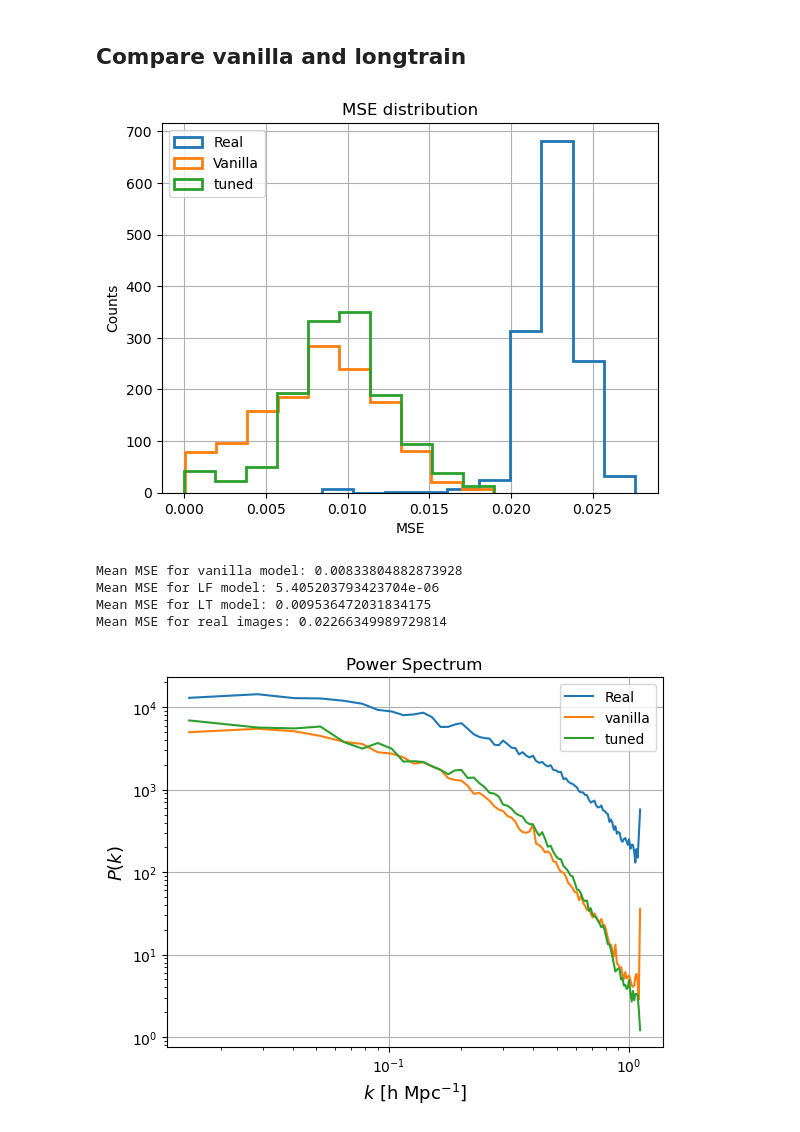
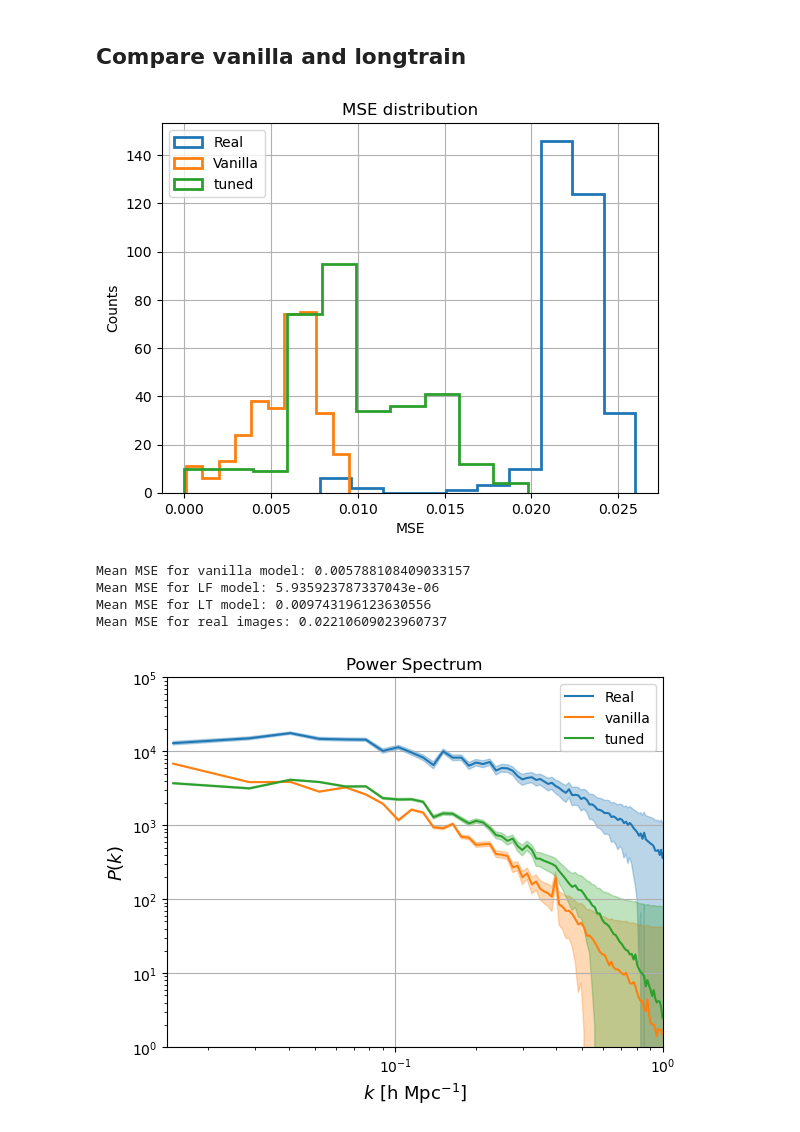
Before and after one commit to luigiEG/FYS5429_Project2, a Jupyter notebook: Slices_Main/Emulator/Emulator_analysis.ipynb, the cells around one changed output. Cells and saved outputs as stored; diff of their text form; code cells hidden in the pictures.

```diff
--- a/Slices_Main/Emulator/Emulator_analysis.ipynb
+++ b/Slices_Main/Emulator/Emulator_analysis.ipynb
@@ -10,7 +10,7 @@ from torchvision import datasets, transforms
 from sklearn.model_selection import train_test_split
 # %%
 # Set the directory containing the images
-input_directory = 'data'
+input_directory = '/uio/hume/student-u24/martacor/Simulation/FML/FML/COLASolver/output/slices/data'
 
 transform = transforms.Compose([transforms.ToTensor()])
 
@@ -204,12 +204,18 @@ plt.savefig('results/MSE_distribution_vanilla.png')
 # %%
 # get the PS of the test set
 PS = mean_PS_from_dataloader(test_loader)
+std = std_PS_from_dataloader(test_loader)
 PS_vanilla = mean_PS_from_dataloader(test_loader, model)
+std_vanilla = std_PS_from_dataloader(test_loader, model)
 plt.figure()
-plt.plot(PS_vanilla[:, 0], PS_vanilla[:, 1], 'r', label='Vanilla')
-plt.plot(PS[:, 0], PS[:, 1], 'b', label='Real')
+plt.plot(PS_vanilla[:, 0], PS_vanilla[:, 1], color = 'tab:orange', label='Vanilla')
+plt.plot(PS[:, 0], PS[:, 1], 'tab:blue', label='Real')
+plt.fill_between(PS_vanilla[:, 0],PS_vanilla[:, 1]-std_vanilla,PS_vanilla[:,1]+std_vanilla,color = 'tab:orange',alpha=0.5)
+plt.fill_between(PS[:,0],PS[:,1]-std,PS[:,1]+std,color ='tab:blue',alpha=0.5)
 plt.xscale('log')
 plt.yscale('log')
+#plt.xlim(0.014,1.)
+#plt.ylim(1E0,10E4)
 plt.legend()
 plt.xlabel(r'$k$ [h $\mathrm{Mpc^{-1}}$]', fontsize = 13)
 plt.ylabel(r'$P(k)$', fontsize = 13)
@@ -500,11 +512,18 @@ print("Ratio:", mean_mse_LT/mean_mse)
 # get the PS of the test set
 PS = mean_PS_from_dataloader(test_loader)
 PS_LT = mean_PS_from_dataloader(test_loader, model)
+std = std_PS_from_dataloader(test_loader)
+std_LT = std_PS_from_dataloader(test_loader, model)
+
 plt.figure()
-plt.plot(PS_LT[:, 0], PS_LT[:, 1], 'r', label='tuned')
-plt.plot(PS[:, 0], PS[:, 1], 'b', label='Real')
+plt.plot(PS_LT[:, 0], PS_LT[:, 1], 'tab:green', label='tuned')
+plt.plot(PS[:, 0], PS[:, 1], 'tab:blue', label='Real')
+plt.fill_between(PS_LT[:, 0],PS_LT[:, 1]-std_LT,PS_LT[:,1]+std_LT,color = 'tab:green',alpha=0.5)
+plt.fill_between(PS[:,0],PS[:,1]-std,PS[:,1]+std,color ='tab:blue',alpha=0.5)
 plt.xscale('log')
 plt.yscale('log')
+#lt.xlim(0.014,1.)
+#plt.ylim(1E0,10E4)
 plt.legend()
 plt.xlabel(r'$k$ [h $\mathrm{Mpc^{-1}}$]', fontsize = 13)
 plt.ylabel(r'$P(k)$', fontsize = 13)
@@ -550,7 +569,7 @@ plt.grid()
 plt.title('MSE distribution')
 plt.savefig('results/MSE_distribution_all.png')
 # %% [output]
-[figure, old version]
+[figure, new version]
 # %%
 # print the mean mse for the three
 print("Mean MSE for vanilla model:", mean_mse_vanilla)
@@ -558,25 +577,32 @@ print("Mean MSE for LF model:", mean_mse_LF)
 print("Mean MSE for LT model:", mean_mse_LT)
 print("Mean MSE for real images:", mean_mse)
 # %% [output]
-Mean MSE for vanilla model: 0.00833804882873928
-Mean MSE for LF model: 5.405203793423704e-06
-Mean MSE for LT model: 0.009536472031834175
-Mean MSE for real images: 0.02266349989729814
+Mean MSE for vanilla model: 0.005788108409033157
+Mean MSE for LF model: 5.935923787337043e-06
+Mean MSE for LT model: 0.009743196123630556
+Mean MSE for real images: 0.02210609023960737
 # %%
 # plot the PS for the three
 plt.figure()
-plt.plot(PS[:, 0], PS[:, 1], label='Real')
-plt.plot(PS_vanilla[:, 0], PS_vanilla[:, 1], label='vanilla')
-plt.plot(PS_LT[:, 0], PS_LT[:, 1], label='tuned')
+
+plt.fill_between(PS[:,0],PS[:,1]-std,PS[:,1]+std,color ='tab:blue',alpha=0.3)
+plt.fill_between(PS_vanilla[:,0],PS_vanilla[:,1]-std_vanilla,PS_vanilla[:,1]+std_vanilla,color ='tab:orange',alpha=0.3)
+plt.fill_between(PS_LT[:,0],PS_LT[:,1]-std_LT,PS_LT[:,1]+std_LT,color ='tab:green',alpha=0.3)
+plt.plot(PS[:, 0], PS[:, 1], label='Real',color ='tab:blue')
+plt.plot(PS_vanilla[:, 0], PS_vanilla[:, 1], label='vanilla',color = "tab:orange")
+plt.plot(PS_LT[:, 0], PS_LT[:, 1], label='tuned',color = 'tab:green')
+
 plt.xscale('log')
 plt.yscale('log')
+plt.xlim(0.014,1.)
+plt.ylim(1E0,10E4)
 plt.legend()
 plt.xlabel(r'$k$ [h $\mathrm{Mpc^{-1}}$]', fontsize = 13)
 plt.ylabel(r'$P(k)$', fontsize = 13)
 plt.title('Power Spectrum')
 plt.grid()
 # %% [output]
-[figure, old version]
+[figure, new version]
 # %%
 # make a figure with 3 colum, 5 rows
 # first column is the original image, second column is the vanilla reconstruction, third column is the LT reconstruction
```
Also changed, not shown: parts of 14 cells of this notebook.
